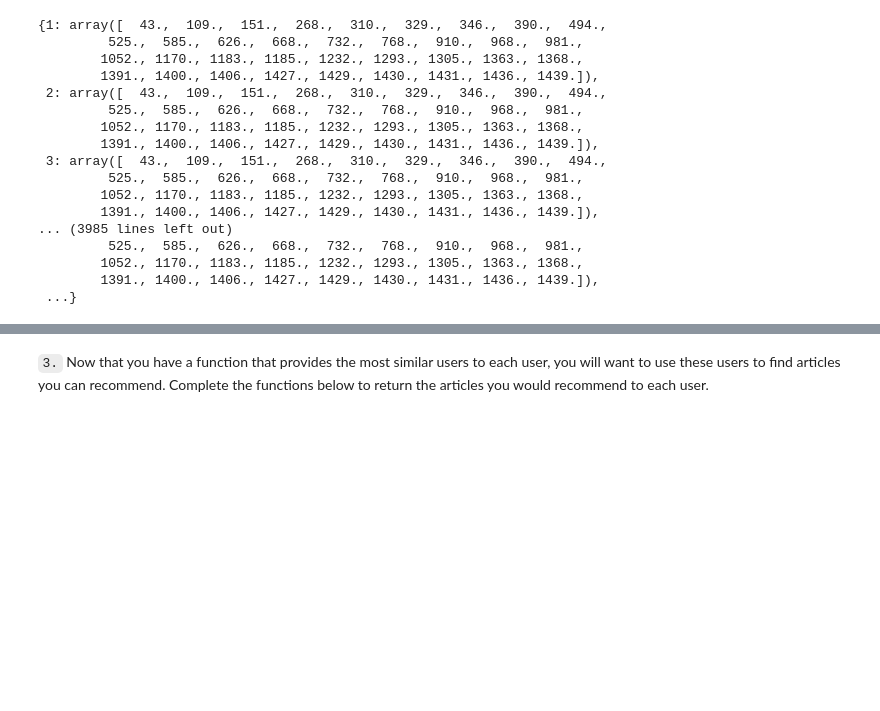
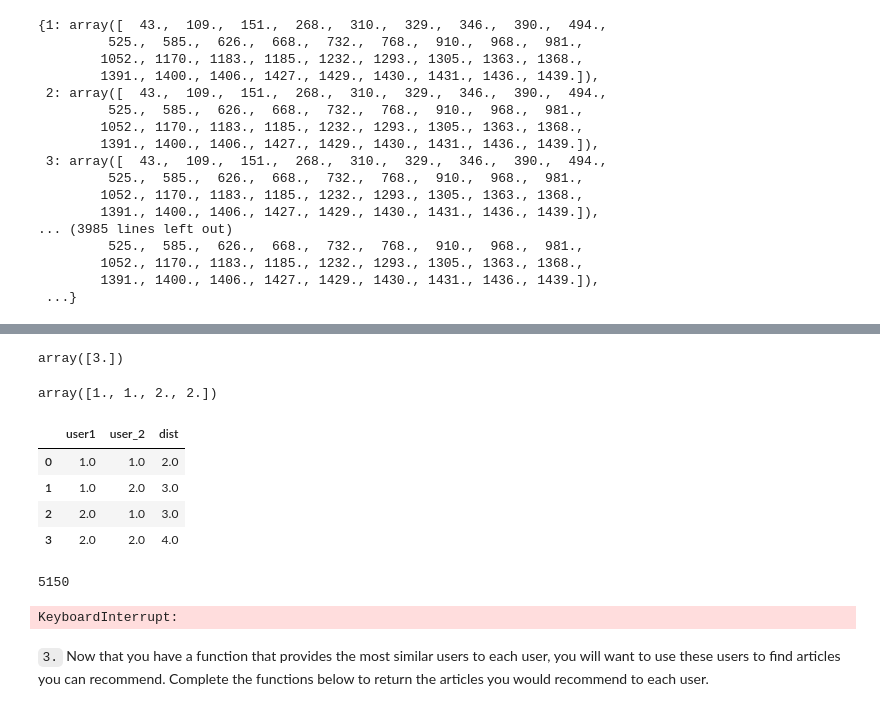
Before and after one commit to Hangzoed/IBM-Recommendations, a Jupyter notebook: Recommendations_with_IBM.ipynb, the cells around one changed output, grey strips where cells are left out. Drawn from its saved outputs; the diff is of its cells as text; code cells hidden in the pictures; blank space fills up the shorter version.

```diff
--- a/Recommendations_with_IBM.ipynb
+++ b/Recommendations_with_IBM.ipynb
@@ -555,0 +560,40 @@ TypeError: 'function' object is not subscriptable
+# %%
+user1 = np.array([])
+user2 = np.array([])
+dist = np.array([])
+test = np.array([1,2])
+# %%
+np.append(user1,3)
+# %% [output]
+array([3.])
+# %%
+i=1
+j = 1
+for i in range(1,len(test)+1):
+    for j in range(1,len(test)+1):
+
+        user1 = np.append(user1 , i)
+        user2 = np.append(user2, j)
+        dist = np.append(dist , i+j)
+# %%
+user1
+# %% [output]
+array([1., 1., 2., 2.])
+# %%
+df = pd.DataFrame()
+# %%
+df['user1'] = user1
+df['user_2'] = user2
+df['dist'] = dist
+# %%
+df
+# %% [output]
+|  | user1 | user_2 | dist |
+| 0 | 1.0 | 1.0 | 2.0 |
+| 1 | 1.0 | 2.0 | 3.0 |
+| 2 | 2.0 | 1.0 | 3.0 |
+| 3 | 2.0 | 2.0 | 4.0 |
+# %%
+len(articles_to_analyze)+1
+# %% [output]
+5150
@@ -556,3 +619,7 @@ TypeError: 'function' object is not subscriptable
+# %%
+test_df = compute_correlation_all()
+# %% [output]
+KeyboardInterrupt:
 # %%
 def find_similar_users(user_id, user_item=user_item):
     '''
```
Also changed, not shown: parts of 4 cells of this notebook.
